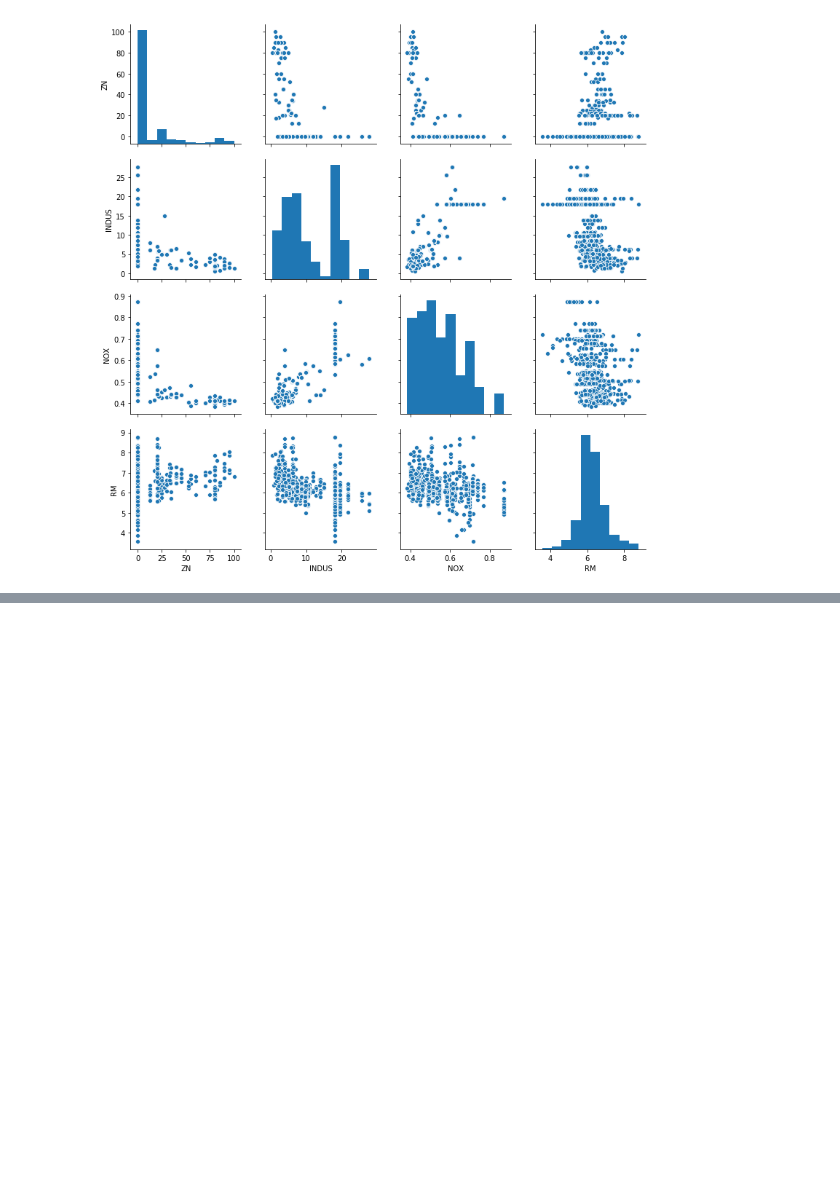
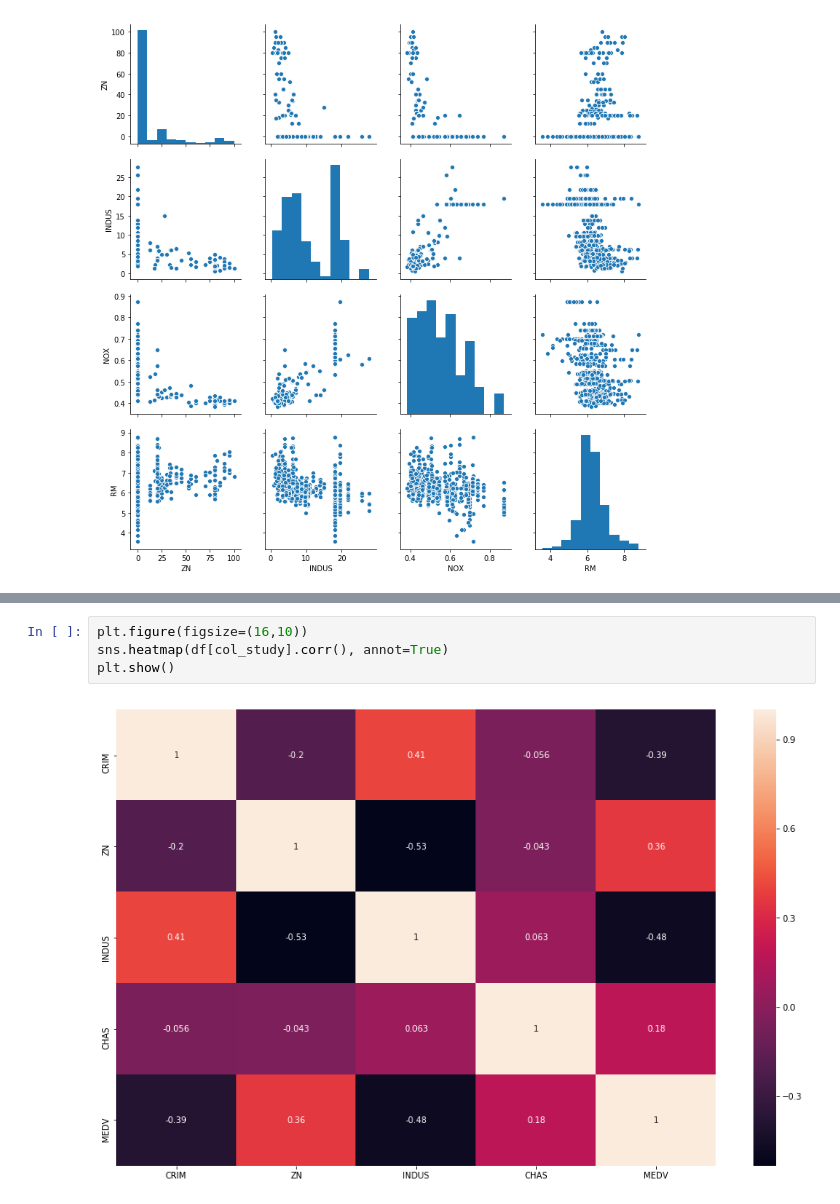
Before and after one commit to Lechenco/Machine-Learning, a Jupyter notebook: bostonhousingproject/Boston Housing Price Predict.ipynb, the cells around one changed output, grey strips where cells are left out. Saved outputs shown, nothing was run; the diff lists cells and outputs as text; blank space fills up the shorter version.

```diff
--- a/bostonhousingproject/Boston Housing Price Predict.ipynb
+++ b/bostonhousingproject/Boston Housing Price Predict.ipynb
@@ -88,0 +119,6 @@ plt.show()
+# %%
+plt.figure(figsize=(16,10))
+sns.heatmap(df[col_study].corr(), annot=True)
+plt.show()
+# %% [output]
+[figure, added]
```
Also changed, not shown: parts of 15 cells of this notebook.
